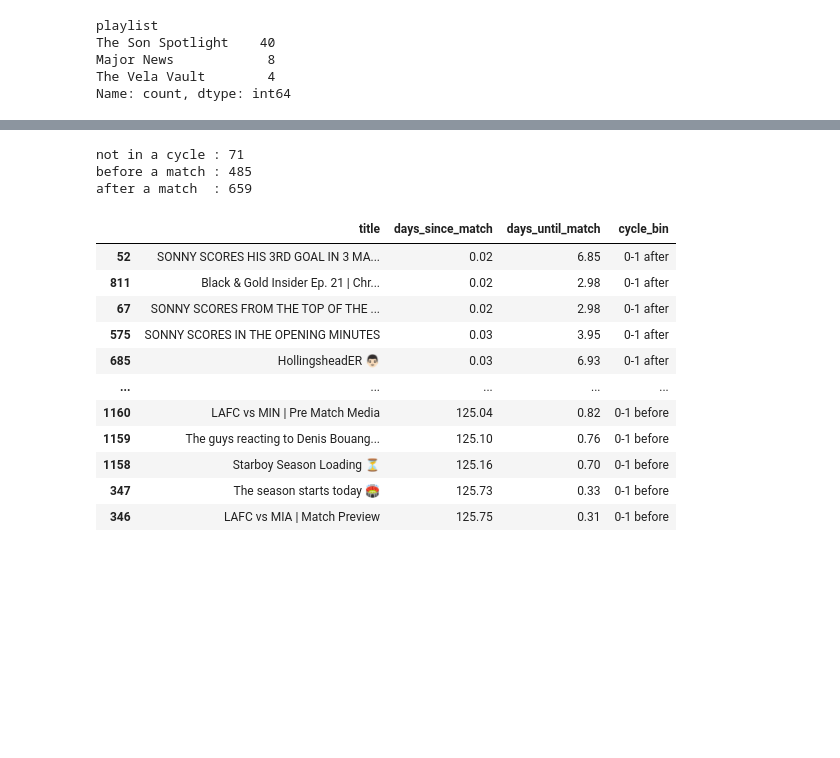
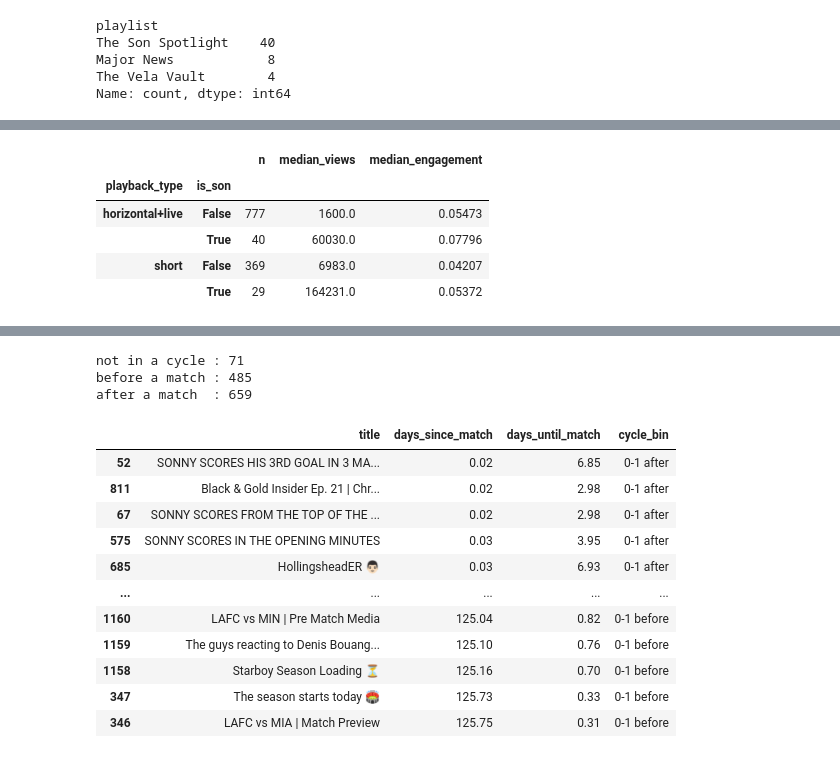
Before and after one commit to great-wave/lafc_content, a Jupyter notebook: notebooks/exploration.ipynb, the cells around one changed output, grey strips where cells are left out. Cells and saved outputs as stored; diff of their text form; code cells hidden in the pictures; blank space fills up the shorter version.

```diff
--- a/notebooks/exploration.ipynb
+++ b/notebooks/exploration.ipynb
@@ -331,7 +354,13 @@ df.groupby('is_son').agg(
 # %%
-# Son Spotlight is Shorts-heavy, so the gap could be a format effect.
-# Comparing within each format removes that explanation.
 df.groupby(['playback_type', 'is_son']).agg(
     n=('view_count', 'size'),
-    median_views=('view_count', 'median'))
+    median_views=('view_count', 'median'),
+    median_engagement=('engagement_rate', 'median'))
+# %% [output]
+|  |  | n | median_views | median_engagement |
+| playback_type | is_son |  |  |  |
+| horizontal+live | False | 777 | 1600.0 | 0.05473 |
+|  | True | 40 | 60030.0 | 0.07796 |
+| short | False | 369 | 6983.0 | 0.04207 |
+|  | True | 29 | 164231.0 | 0.05372 |
 # %%
```
Also changed, not shown: parts of 39 cells of this notebook.
